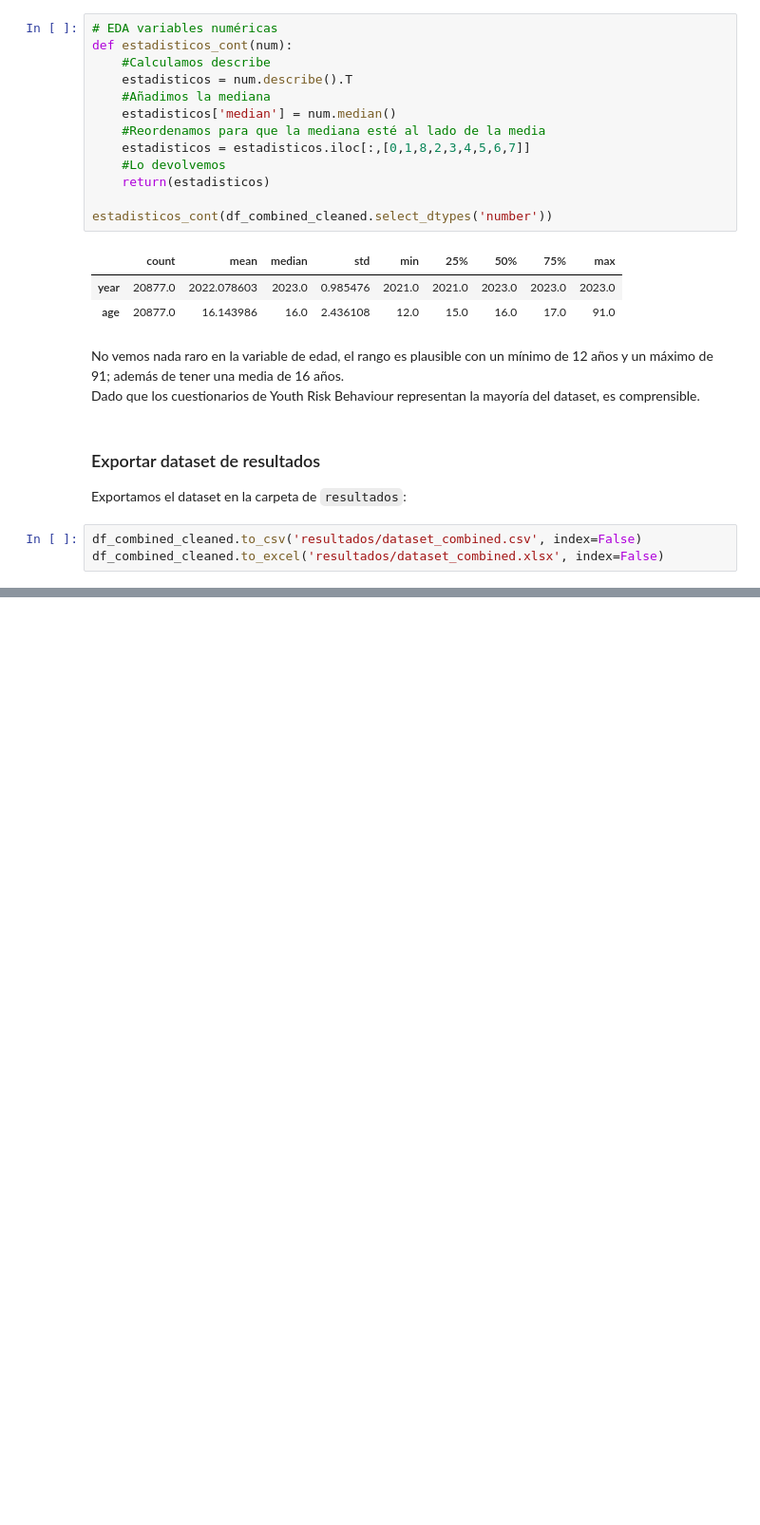
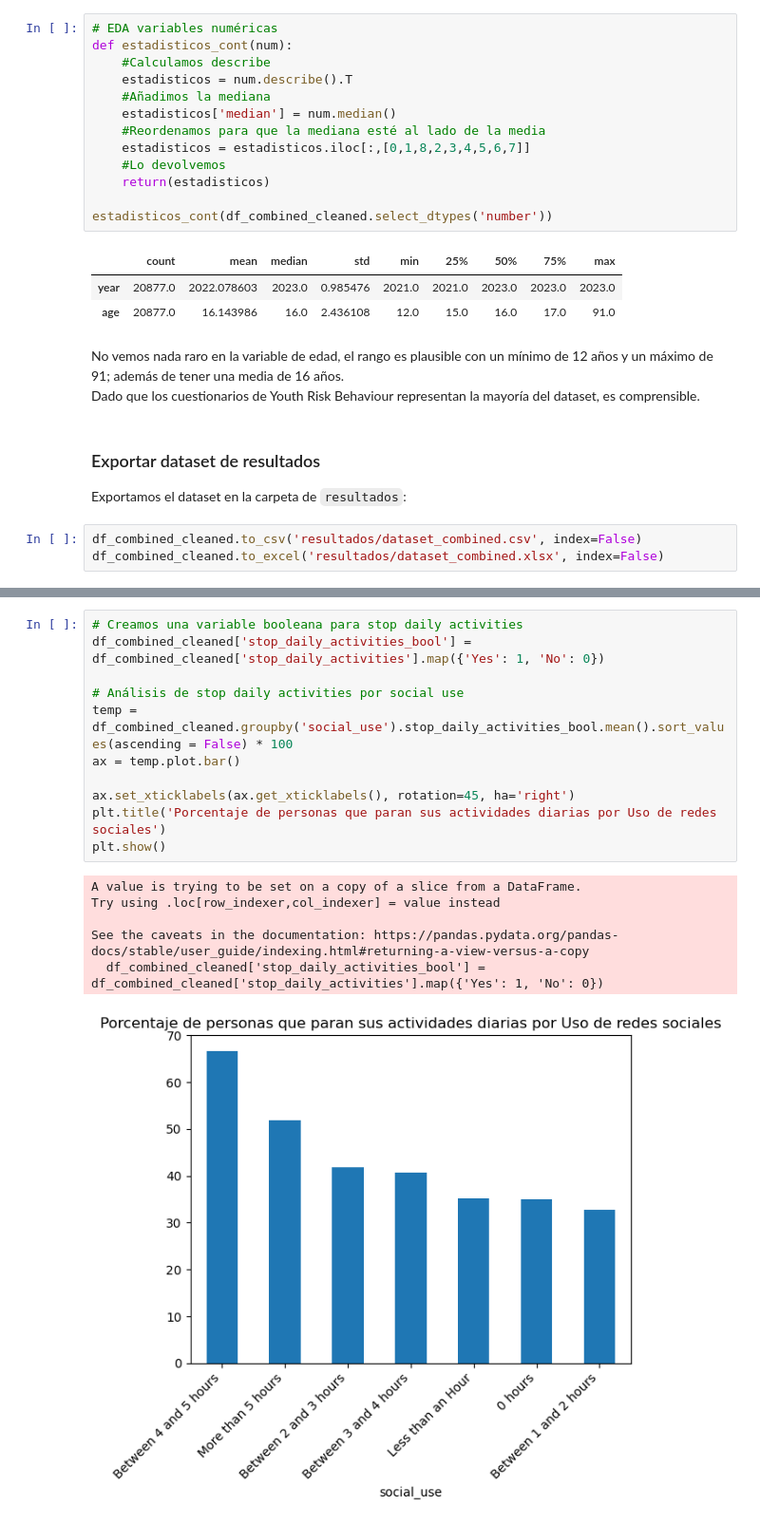
Before and after one commit to fapm4/PRVD-1, a Jupyter notebook: notebook_join.ipynb, the cells around one changed output, grey strips where cells are left out. Shown: that part at 95% size. Saved outputs shown, nothing was run; the diff lists cells and outputs as text; blank space fills up the shorter version.

```diff
--- a/notebook_join.ipynb
+++ b/notebook_join.ipynb
@@ -517,0 +537,18 @@ df_combined_cleaned.to_excel('resultados/dataset_combined.xlsx', index=False)
+# %%
+# Creamos una variable booleana para stop daily activities
+df_combined_cleaned['stop_daily_activities_bool'] = df_combined_cleaned['stop_daily_activities'].map({'Yes': 1, 'No': 0})
+
+# Análisis de stop daily activities por social use
+temp = df_combined_cleaned.groupby('social_use').stop_daily_activities_bool.mean().sort_values(ascending = False) * 100
+ax = temp.plot.bar()
+
+ax.set_xticklabels(ax.get_xticklabels(), rotation=45, ha='right')
+plt.title('Porcentaje de personas que paran sus actividades diarias por Uso de redes sociales')
+plt.show()
+# %% [output]
+A value is trying to be set on a copy of a slice from a DataFrame.
+Try using .loc[row_indexer,col_indexer] = value instead
+
+See the caveats in the documentation: https://pandas.pydata.org/pandas-docs/stable/user_guide/indexing.html#returning-a-view-versus-a-copy
+  df_combined_cleaned['stop_daily_activities_bool'] = df_combined_cleaned['stop_daily_activities'].map({'Yes': 1, 'No': 0})
+[figure, added]
```
Also changed, not shown: parts of 10 cells of this notebook, 4 other files.
